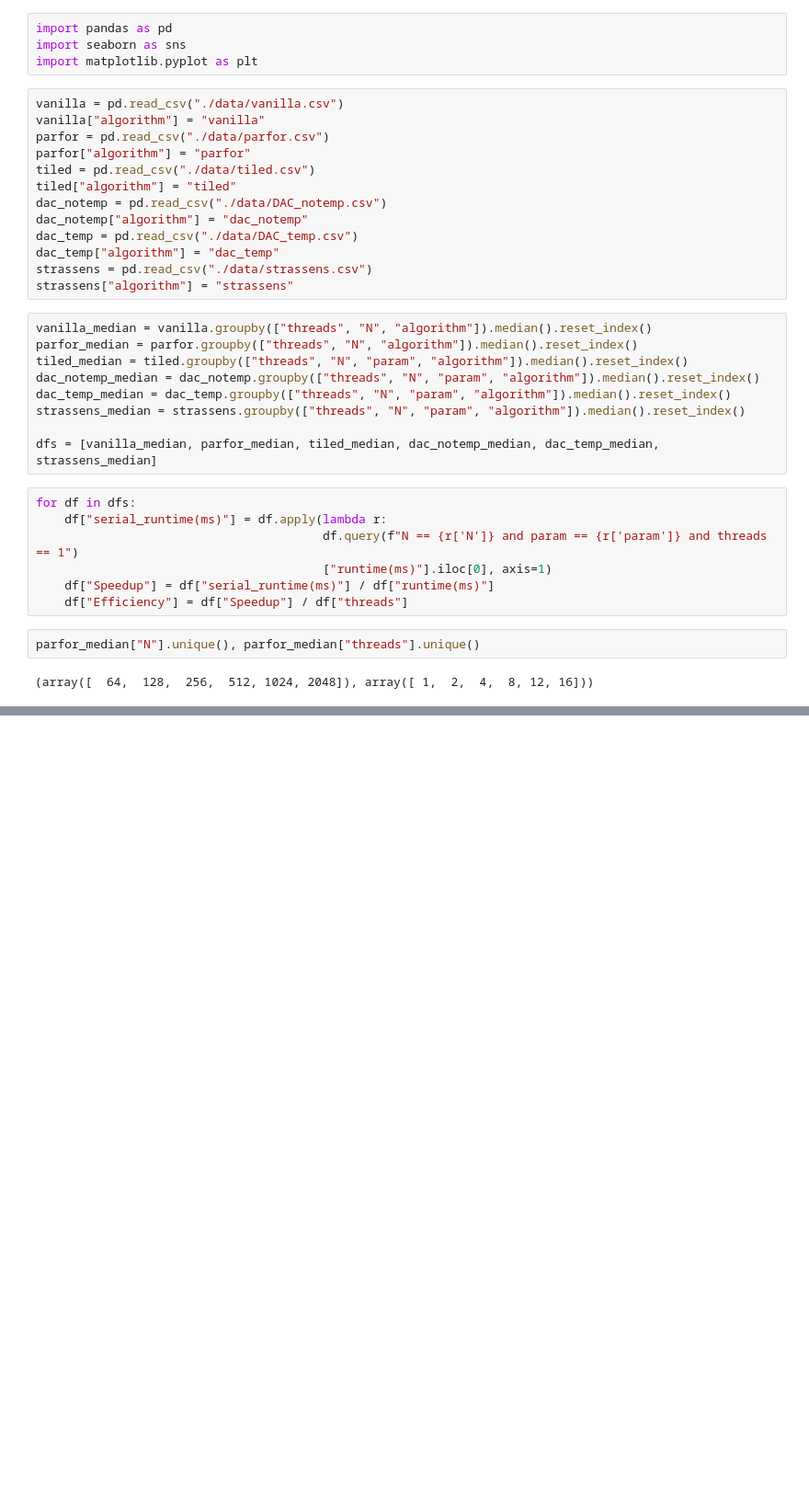
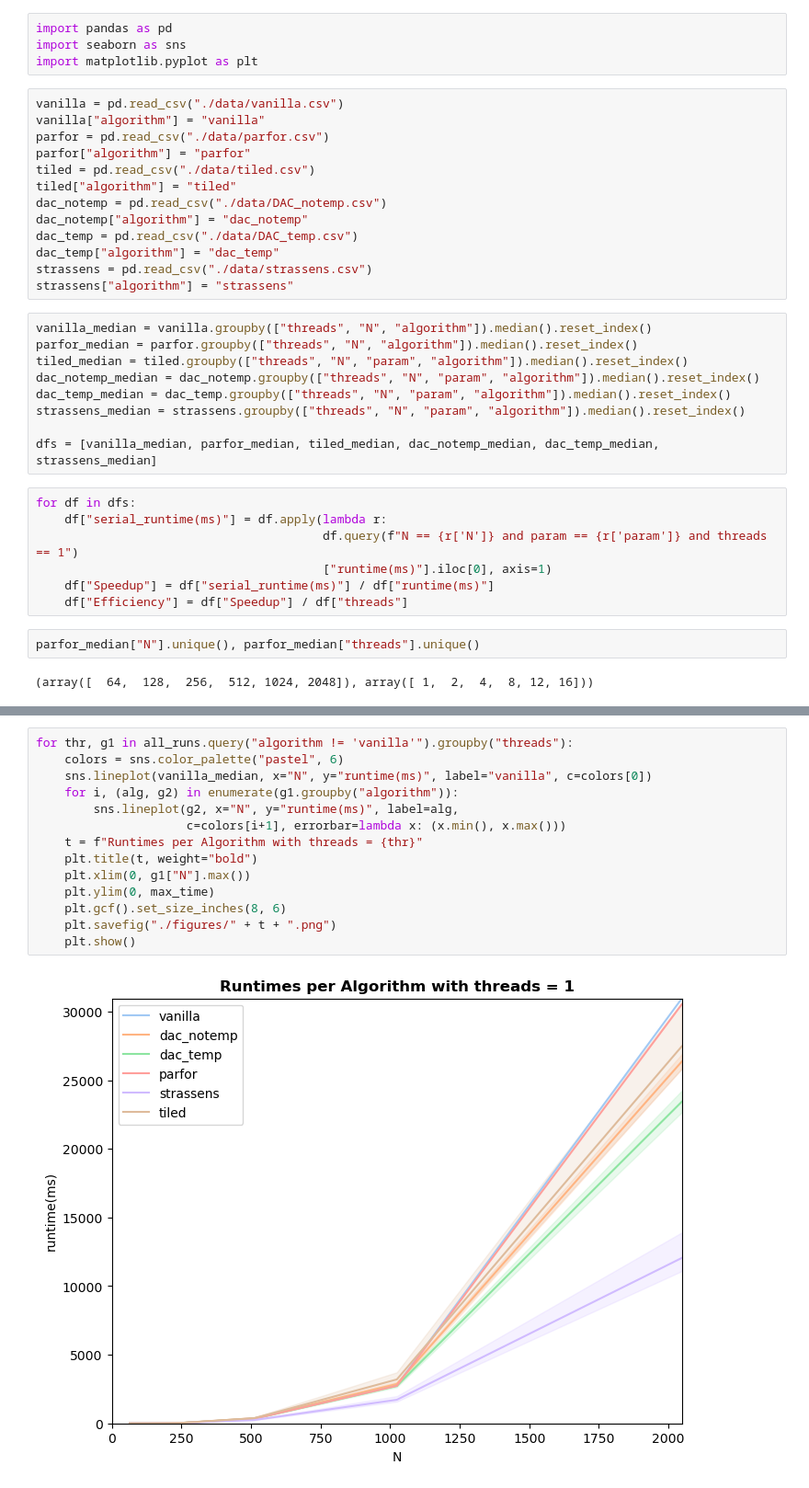
Before and after one commit to DanielRJohnson/Matmul_Benchmarking, a Jupyter notebook: analyses/scaling.ipynb, the cells around one changed output, grey strips where cells are left out. Shown at 92% size. Cells and saved outputs as stored; diff of their text form; blank space fills up the shorter version.

```diff
--- a/analyses/scaling.ipynb
+++ b/analyses/scaling.ipynb
@@ -42,0 +64,16 @@ max_time
+# %%
+for thr, g1 in all_runs.query("algorithm != 'vanilla'").groupby("threads"):
+    colors = sns.color_palette("pastel", 6)
+    sns.lineplot(vanilla_median, x="N", y="runtime(ms)", label="vanilla", c=colors[0])
+    for i, (alg, g2) in enumerate(g1.groupby("algorithm")):
+        sns.lineplot(g2, x="N", y="runtime(ms)", label=alg,
+                     c=colors[i+1], errorbar=lambda x: (x.min(), x.max()))
+    t = f"Runtimes per Algorithm with threads = {thr}"
+    plt.title(t, weight="bold")
+    plt.xlim(0, g1["N"].max())
+    plt.ylim(0, max_time)
+    plt.gcf().set_size_inches(8, 6)
+    plt.savefig("./figures/" + t + ".png")
+    plt.show()
+# %% [output]
+[figure, added]
```
Also changed, not shown: parts of 10 cells of this notebook, 27 other files.
